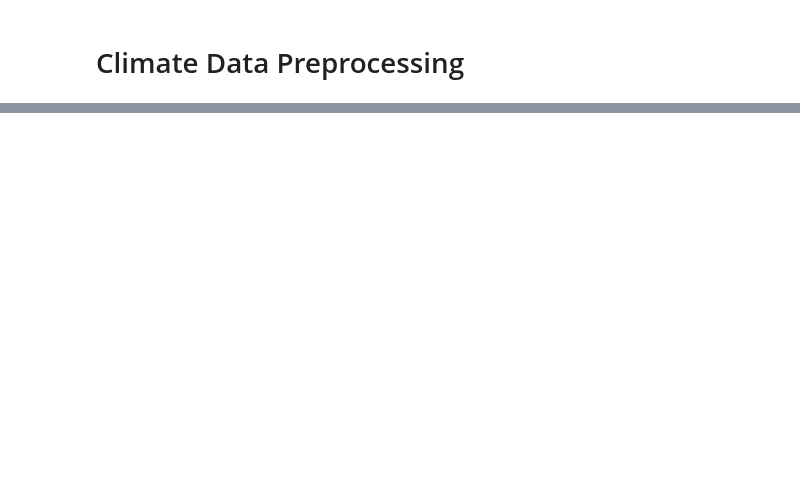
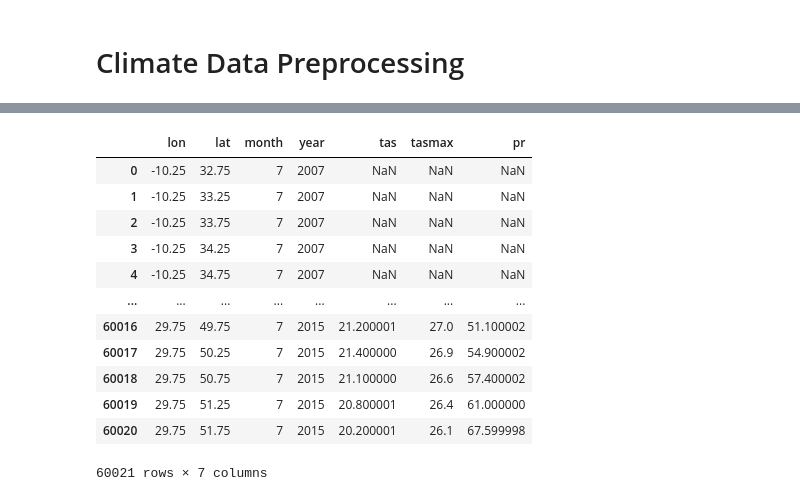
Before and after one commit to TomasDemeter/FireProject, a Jupyter notebook: notebooks/climate_preprocessing.ipynb, the cells around one changed output, grey strips where cells are left out. Cells and saved outputs as stored; diff of their text form; code cells hidden in the pictures; blank space fills up the shorter version.

Commit message:
Completed preprocessing climate

```diff
--- a/notebooks/climate_preprocessing.ipynb
+++ b/notebooks/climate_preprocessing.ipynb
@@ -65,0 +68,12 @@ data
+# %%
+import xarray as xr
+import pandas as pd
+
+def climate_preprocessing(file_path):
+    frame = xr.open_dataset(file_path, engine='netcdf4').to_dataframe()
+    frame.reset_index(inplace=True)
+    frame['month'] = frame['time'].dt.month
+    frame['year'] = frame['time'].dt.year
+    frame.drop('time', inplace=True, axis=1)
+    frame = frame[(frame['lat']>=32.75) & (frame['lat']<=52) & (frame['lon']>=-10.25) & (frame['lon']<=30) & (frame['month']==7)]
+    return frame
@@ -65,0 +90,10 @@ data
+# %%
+def merge_years(climate_var, data_dir):
+    dfs = []
+    for file_name in os.listdir(data_dir):
+        if file_name.endswith('.nc') and climate_var in file_name:
+            file_path = os.path.join(data_dir, file_name)
+            df = climate_preprocessing(file_path)
+            dfs.append(df)
+    final_df = pd.concat(dfs, ignore_index=True)
+    return final_df
@@ -65,0 +117,6 @@ data
+# %%
+data_dir = '../data/climate'
+
+df_mean_temperature = merge_years('CRU_mean_temperature', data_dir)
+df_maximum_temperature = merge_years('CRU_maximum_temperature', data_dir)
+df_total_precipitation = merge_years('CRU_total_precipitation', data_dir)
@@ -65,0 +132,21 @@ data
+# %%
+df_all = df_mean_temperature.copy()
+df_all.drop('tas', inplace=True, axis=1)
+df_all = pd.merge(df_all, df_mean_temperature, on=['lon','lat','month','year'])
+df_all = pd.merge(df_all, df_maximum_temperature, on=['lon','lat','month','year'])
+df_all = pd.merge(df_all, df_total_precipitation, on=['lon','lat','month','year'])
+df_all
+# %% [output]
+|  | lon | lat | month | year | tas | tasmax | pr |
+| 0 | -10.25 | 32.75 | 7 | 2007 | NaN | NaN | NaN |
+| 1 | -10.25 | 33.25 | 7 | 2007 | NaN | NaN | NaN |
+| 2 | -10.25 | 33.75 | 7 | 2007 | NaN | NaN | NaN |
+| 3 | -10.25 | 34.25 | 7 | 2007 | NaN | NaN | NaN |
+| 4 | -10.25 | 34.75 | 7 | 2007 | NaN | NaN | NaN |
+| ... | ... | ... | ... | ... | ... | ... | ... |
+| 60016 | 29.75 | 49.75 | 7 | 2015 | 21.200001 | 27.0 | 51.100002 |
+| 60017 | 29.75 | 50.25 | 7 | 2015 | 21.400000 | 26.9 | 54.900002 |
+| 60018 | 29.75 | 50.75 | 7 | 2015 | 21.100000 | 26.6 | 57.400002 |
+| 60019 | 29.75 | 51.25 | 7 | 2015 | 20.800001 | 26.4 | 61.000000 |
+| 60020 | 29.75 | 51.75 | 7 | 2015 | 20.200001 | 26.1 | 67.599998 |
+60021 rows × 7 columns
```
Also changed, not shown: parts of 9 cells of this notebook, 1 other file.
